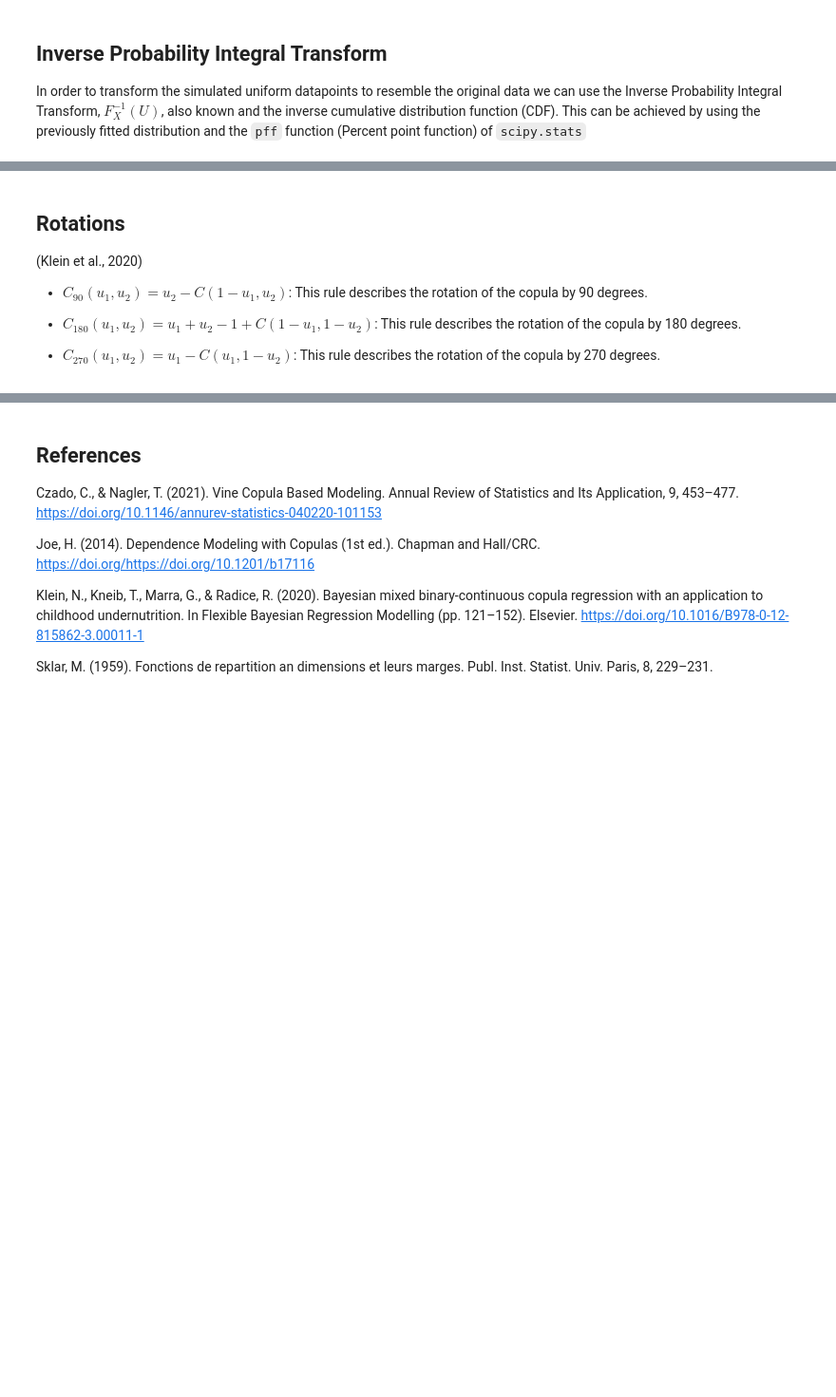
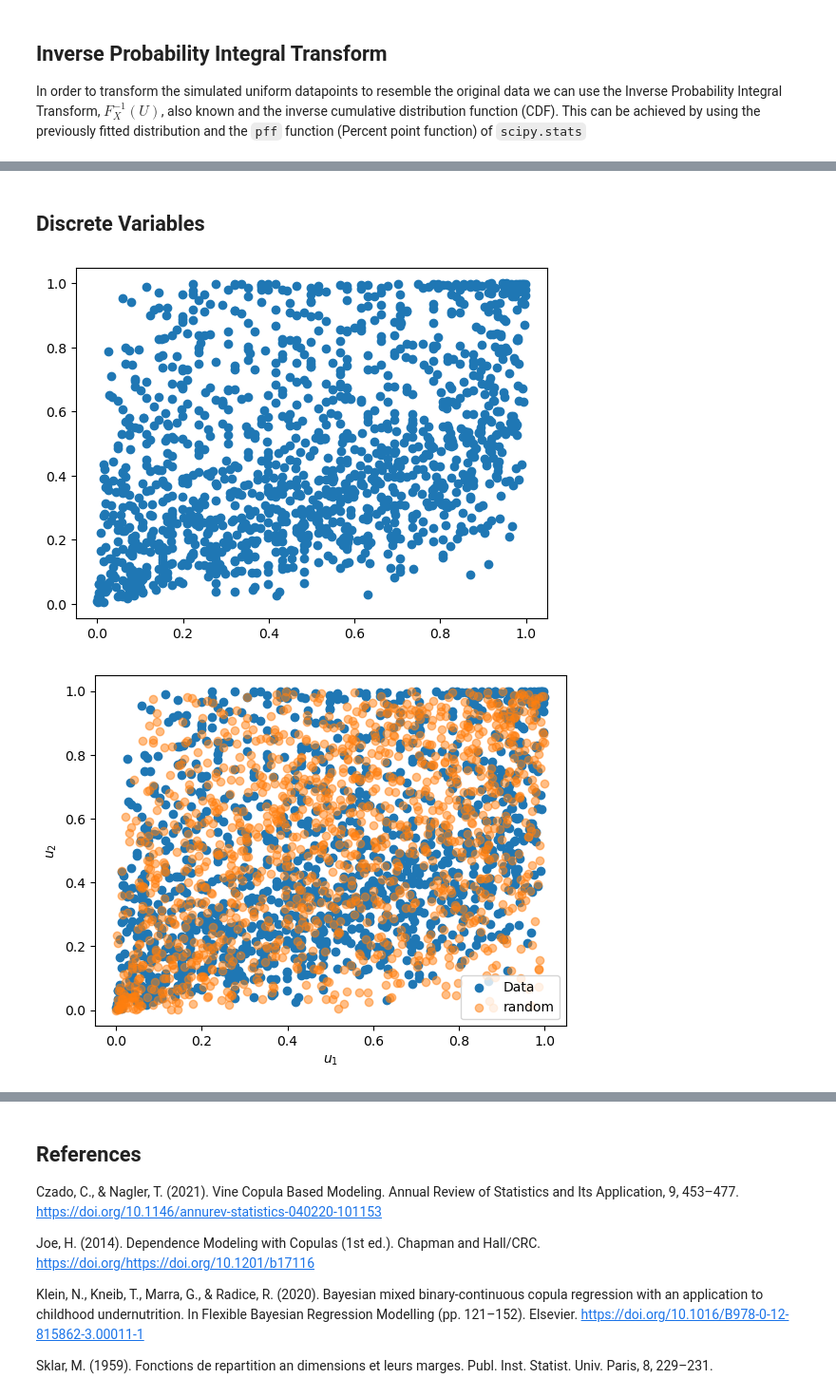
Before and after one commit to VU-IVM/VineCopulas, a Jupyter notebook: doc/bivariatecopulas.ipynb, the cells around one changed output, grey strips where cells are left out. Shown: that part at 95% size. Drawn from its saved outputs; the diff is of its cells as text; code cells hidden in the pictures; blank space fills up the shorter version.

```diff
--- a/doc/bivariatecopulas.ipynb
+++ b/doc/bivariatecopulas.ipynb
@@ -319,8 +326,46 @@ plt.show()
 # %% [markdown]
-## Rotations
-  (Klein et al., 2020)
-- $C_{90}(u_1, u_2) = u_2 - C(1 - u_1, u_2)$: This rule describes the rotation of the copula by 90 degrees.
-
-- $C_{180}(u_1, u_2) = u_1 + u_2 - 1 + C(1 - u_1, 1 - u_2)$: This rule describes the rotation of the copula by 180 degrees.
-
-- $C_{270}(u_1, u_2) = u_1 - C(u_1, 1 - u_2)$: This rule describes the rotation of the copula by 270 degrees.
+## Discrete Variables
+# %%
+x = np.vstack((np.array(df.shell),  np.array(df.rings))).T
+xshelldist = best_fit_distribution(x[:,0])
+xringsdist =  best_fit_distributiondiscrete(x[:,1])
+
+
+xcdf = xringsdist[0].cdf(x[:,1] , *xringsdist[1])
+xpmf = xringsdist[0].pmf(x[:,1] , *xringsdist[1])
+
+
+u = x.copy()
+u[:,0] = xshelldist[0].cdf(u[:,0] , *xshelldist[1])
+u[:,1] = pseudodiscr(xcdf, xpmf)
+
+
+plt.scatter(u[:,0] , u[:,1])
+plt.show()
+
+cop, par, AIC = bestcop(cops, u) #fit best copula
+copulas[cop] #best copula
+
+u1 = u[:,0]
+u2 = u[:,1]
+n = len(u)
+ur = random(cop, par, n)
+plt.scatter(u1,u2, label = 'Data')
+plt.scatter(ur[:,0], ur[:,1], alpha = 0.5, label = 'random')
+plt.xlabel('$u_1$')
+plt.ylabel('$u_2$')
+plt.legend()
+plt.show()
+
+
+x1i = xshelldist[0].ppf(ur[:,0] , *xshelldist[1]) # calculat the ppf of the previously generated random samples of u1
+x2i =  xringsdist[0].ppf(ur[:,1] , * xringsdist[1]) # calculat the ppf of the previously generated random samples of u2
+plt.scatter(x[:,0],x[:,1], label = 'Data')
+plt.scatter(x1i,x2i, alpha = 0.5, label = 'random')
+plt.xlabel('Shell')
+plt.ylabel('Rings')
+plt.legend()
+plt.show()
+# %% [output]
+[figure, added]
+[figure, added]
```
Also changed, not shown: parts of 5 cells of this notebook.
